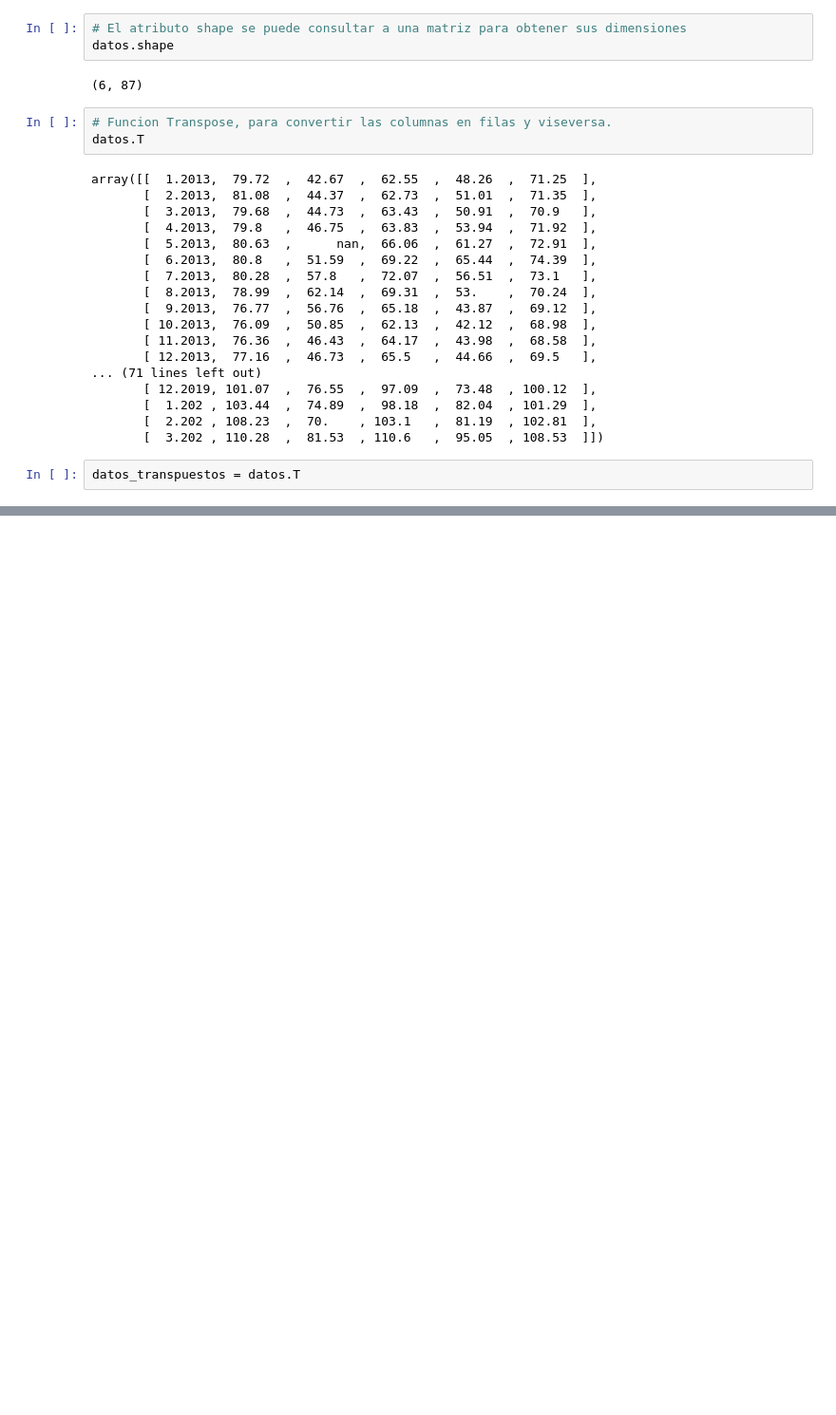
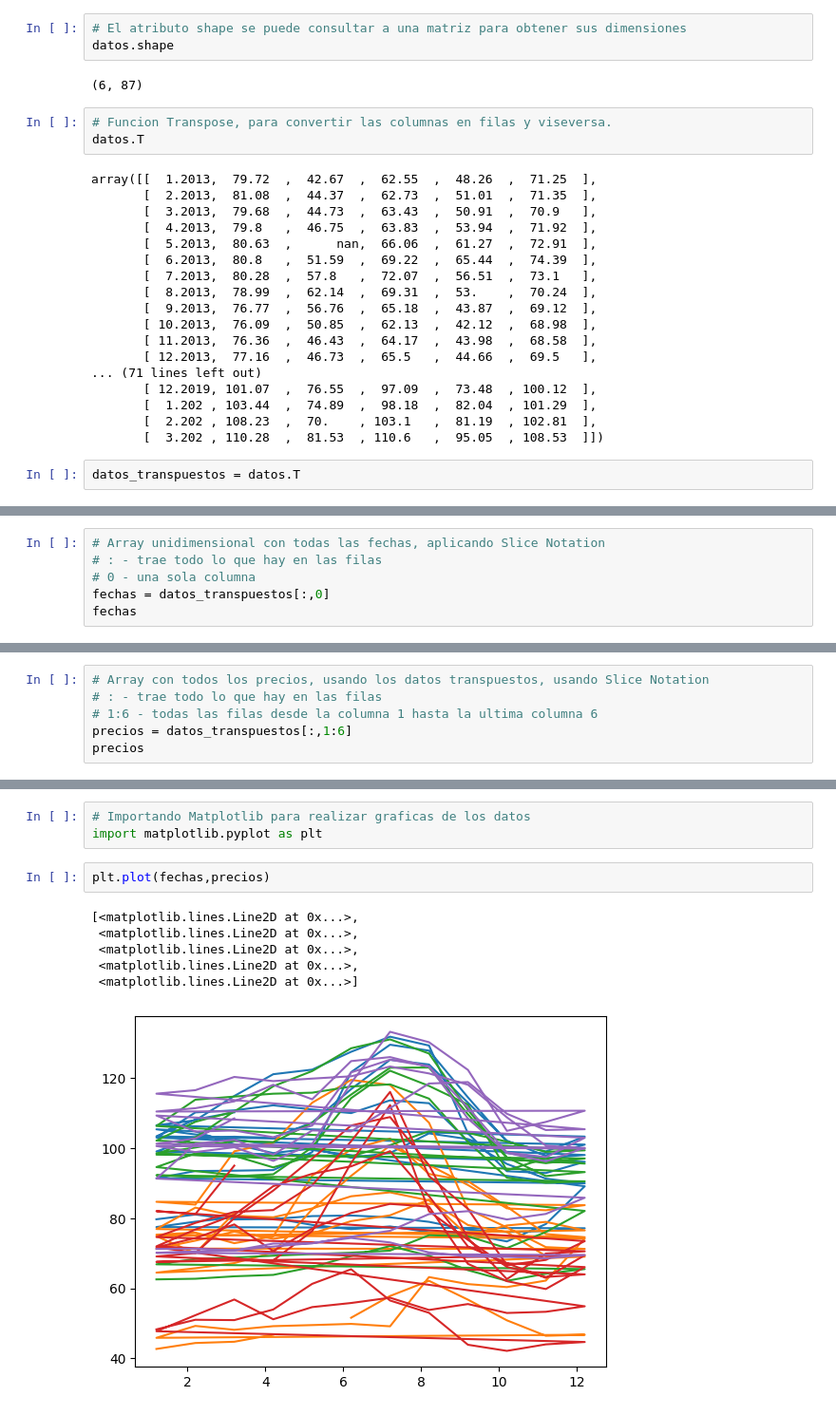
Before and after one commit to jbcodedev/py-numpy, a Jupyter notebook: Numpy.ipynb, the cells around one changed output, grey strips where cells are left out. Shown at 95% size. Drawn from its saved outputs; the diff is of its cells as text; blank space fills up the shorter version.

```diff
--- a/Numpy.ipynb
+++ b/Numpy.ipynb
@@ -57,0 +60,6 @@ datos_transpuestos = datos.T
+# %%
+# Array unidimensional con todas las fechas, aplicando Slice Notation
+# : - trae todo lo que hay en las filas
+# 0 - una sola columna
+fechas = datos_transpuestos[:,0]
+fechas
@@ -57,0 +80,6 @@ datos_transpuestos = datos.T
+# %%
+# Array con todos los precios, usando los datos transpuestos, usando Slice Notation
+# : - trae todo lo que hay en las filas
+# 1:6 - todas las filas desde la columna 1 hasta la ultima columna 6
+precios = datos_transpuestos[:,1:6]
+precios
@@ -57,0 +104,12 @@ datos_transpuestos = datos.T
+# %%
+# Importando Matplotlib para realizar graficas de los datos
+import matplotlib.pyplot as plt
+# %%
+plt.plot(fechas,precios)
+# %% [output]
+[<matplotlib.lines.Line2D at 0x...>,
+ <matplotlib.lines.Line2D at 0x...>,
+ <matplotlib.lines.Line2D at 0x...>,
+ <matplotlib.lines.Line2D at 0x...>,
+ <matplotlib.lines.Line2D at 0x...>]
+[figure, added]
```
Also changed, not shown: parts of 25 cells of this notebook.
